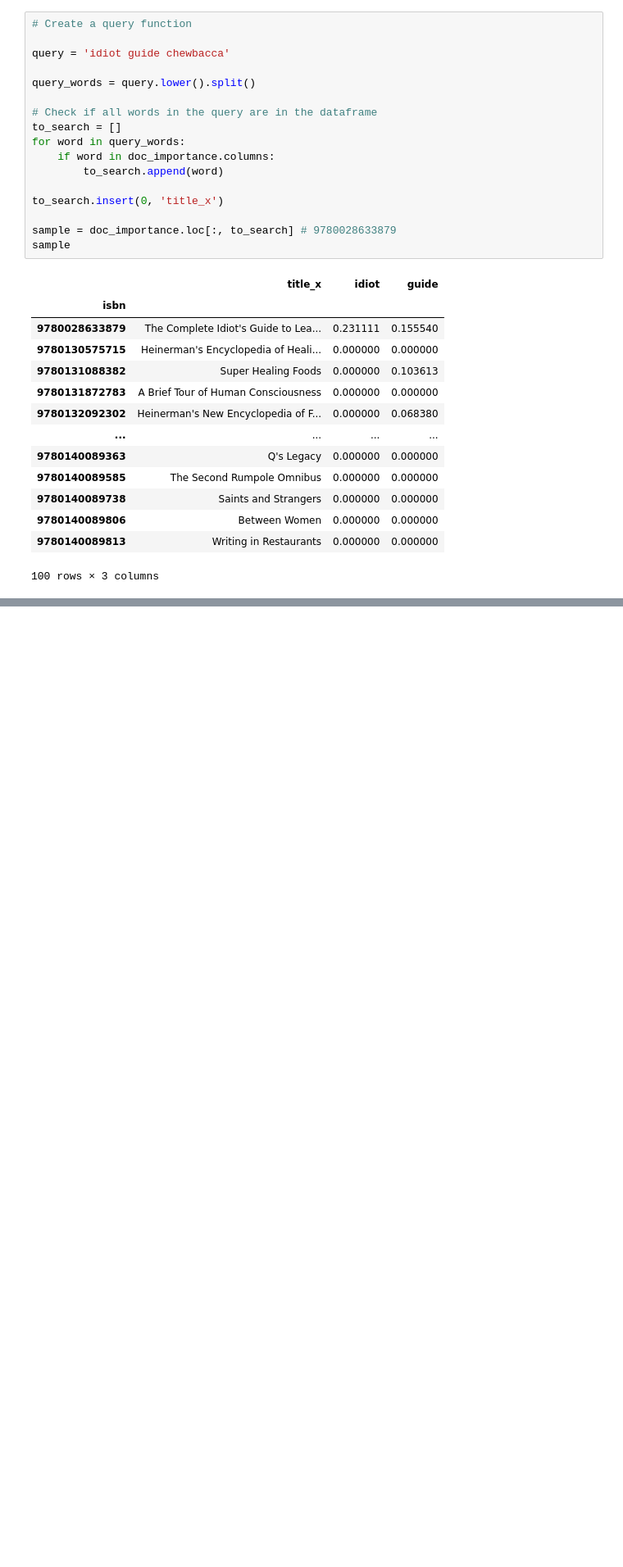
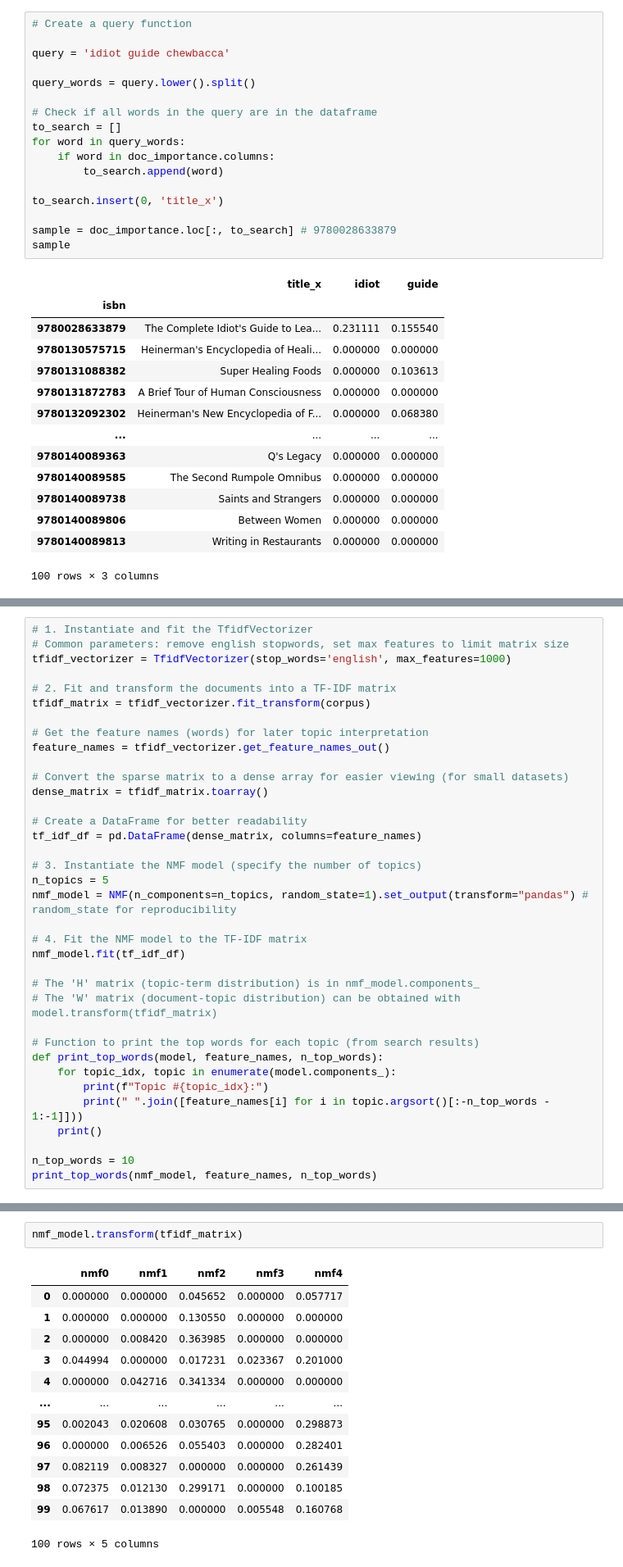
Before and after one commit to kibindy/DMW_Lab2, a Jupyter notebook: Scratch_Francis.ipynb, the cells around one changed output, grey strips where cells are left out. Shown at 82% size. Cells and saved outputs as stored; diff of their text form; blank space fills up the shorter version.

```diff
--- a/Scratch_Francis.ipynb
+++ b/Scratch_Francis.ipynb
@@ -309,0 +561,36 @@ Index(['title_x', 'author_x', '000', '10', '100', '1066', '151', '1577', '160',
+# %%
+# 1. Instantiate and fit the TfidfVectorizer
+# Common parameters: remove english stopwords, set max features to limit matrix size
+tfidf_vectorizer = TfidfVectorizer(stop_words='english', max_features=1000)
+
+# 2. Fit and transform the documents into a TF-IDF matrix
+tfidf_matrix = tfidf_vectorizer.fit_transform(corpus)
+
+# Get the feature names (words) for later topic interpretation
+feature_names = tfidf_vectorizer.get_feature_names_out()
+
+# Convert the sparse matrix to a dense array for easier viewing (for small datasets)
+dense_matrix = tfidf_matrix.toarray()
+
+# Create a DataFrame for better readability
+tf_idf_df = pd.DataFrame(dense_matrix, columns=feature_names)
+
+# 3. Instantiate the NMF model (specify the number of topics)
+n_topics = 5
+nmf_model = NMF(n_components=n_topics, random_state=1).set_output(transform="pandas") # random_state for reproducibility
+
+# 4. Fit the NMF model to the TF-IDF matrix
+nmf_model.fit(tf_idf_df)
+
+# The 'H' matrix (topic-term distribution) is in nmf_model.components_
+# The 'W' matrix (document-topic distribution) can be obtained with model.transform(tfidf_matrix)
+
+# Function to print the top words for each topic (from search results)
+def print_top_words(model, feature_names, n_top_words):
+    for topic_idx, topic in enumerate(model.components_):
+        print(f"Topic #{topic_idx}:")
+        print(" ".join([feature_names[i] for i in topic.argsort()[:-n_top_words - 1:-1]]))
+    print()
+
+n_top_words = 10
+print_top_words(nmf_model, feature_names, n_top_words)
@@ -309,0 +621,16 @@ Index(['title_x', 'author_x', '000', '10', '100', '1066', '151', '1577', '160',
+# %%
+nmf_model.transform(tfidf_matrix)
+# %% [output]
+|  | nmf0 | nmf1 | nmf2 | nmf3 | nmf4 |
+| 0 | 0.000000 | 0.000000 | 0.045652 | 0.000000 | 0.057717 |
+| 1 | 0.000000 | 0.000000 | 0.130550 | 0.000000 | 0.000000 |
+| 2 | 0.000000 | 0.008420 | 0.363985 | 0.000000 | 0.000000 |
+| 3 | 0.044994 | 0.000000 | 0.017231 | 0.023367 | 0.201000 |
+| 4 | 0.000000 | 0.042716 | 0.341334 | 0.000000 | 0.000000 |
+| ... | ... | ... | ... | ... | ... |
+| 95 | 0.002043 | 0.020608 | 0.030765 | 0.000000 | 0.298873 |
+| 96 | 0.000000 | 0.006526 | 0.055403 | 0.000000 | 0.282401 |
+| 97 | 0.082119 | 0.008327 | 0.000000 | 0.000000 | 0.261439 |
+| 98 | 0.072375 | 0.012130 | 0.299171 | 0.000000 | 0.100185 |
+| 99 | 0.067617 | 0.013890 | 0.000000 | 0.005548 | 0.160768 |
+100 rows × 5 columns
```
Also changed, not shown: parts of 15 cells of this notebook.
